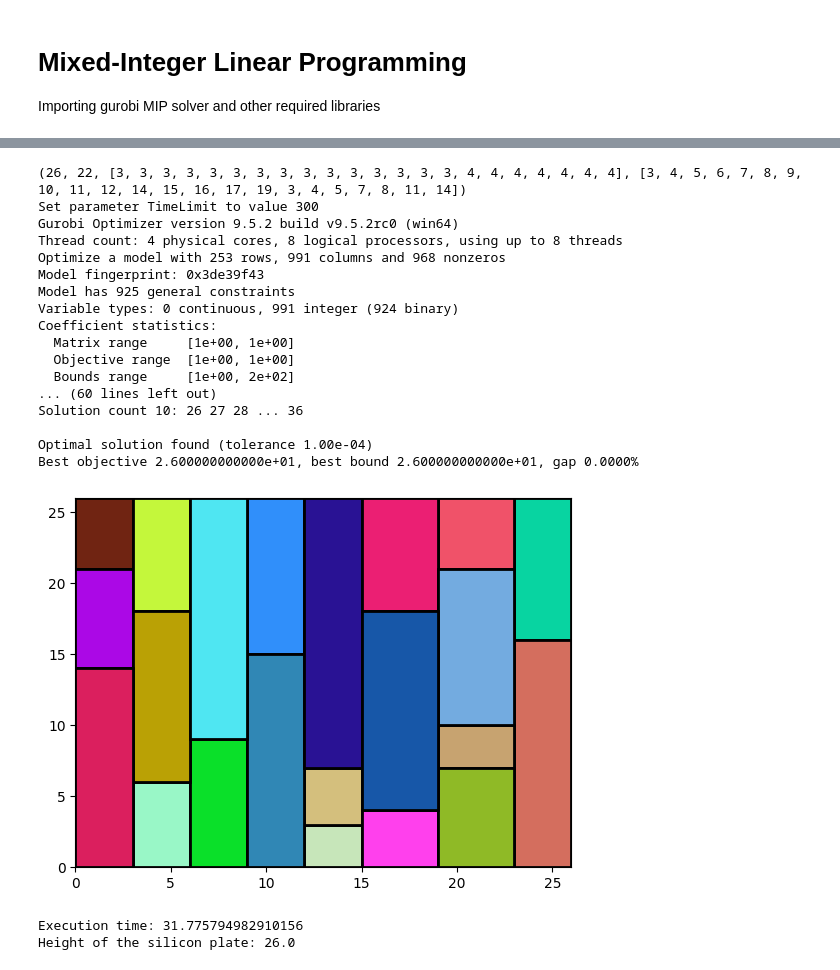
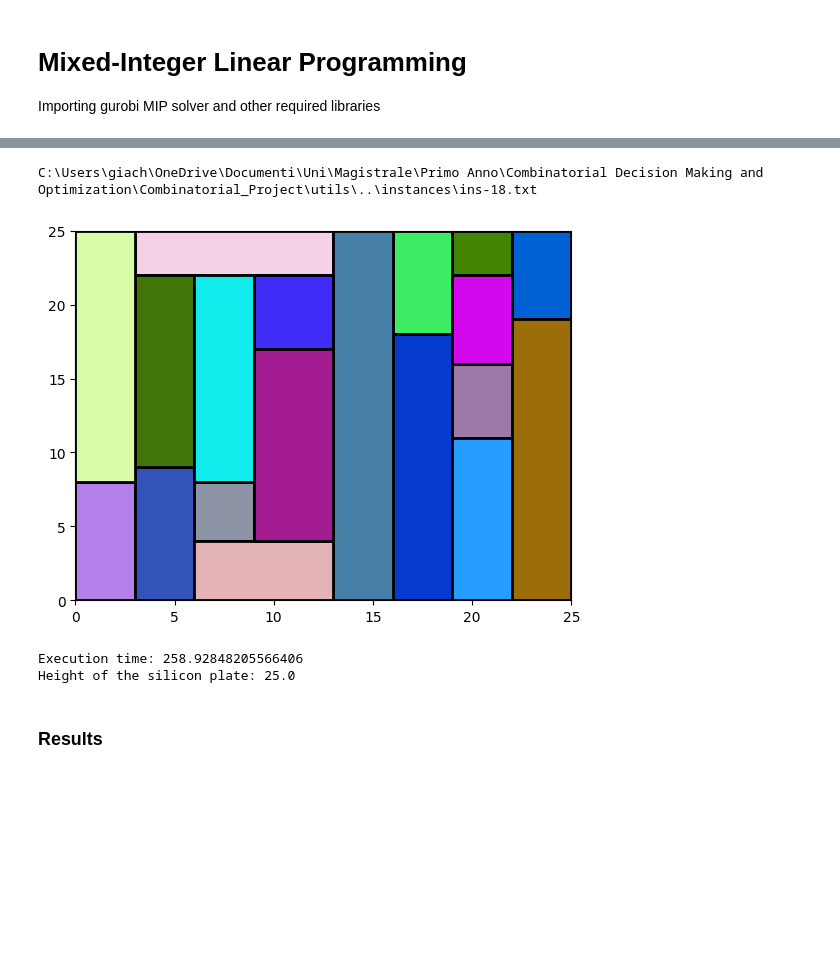
Before and after one commit to rrMat/VLSI-Multi-Paradigm-Solver, a Jupyter notebook: MIP/mip_vlsi.ipynb, the cells around one changed output, grey strips where cells are left out. Drawn from its saved outputs; the diff is of its cells as text; code cells hidden in the pictures; blank space fills up the shorter version.

Commit message:
Added rotation and parameter tuning

```diff
--- a/MIP/mip_vlsi.ipynb
+++ b/MIP/mip_vlsi.ipynb
@@ -140 +202,38 @@ def execute(instance, exec_name, save_sol=True, display_image=True, save_image=T
+# %%
+def execute(instance, exec_name, tuned_parameters_path=None, rotated=False, save_sol=True, display_image=True, save_image=True, save_stats=True, verbose=0):
+    path = os.path.abspath('')
+
+    w, n, widths, heights = load_data(instance)
+
+    model, coordinates_x, coordinates_y, max_height, height_lb = models[exec_name](w, n, widths, heights, verbose=verbose)
+
+    if tuned_parameters_path is not None:
+        model.read(tuned_parameters_path)
+
+    model.optimize()
+
+    runtime, c_x, c_y, h = model.getAttr('runtime'), [v.X for v in coordinates_x], [v.X for v in coordinates_y], max_height.X
+
+    if rotated:
+        rotated = [bool(model.getVarByName(f'{i}_rotated').X) for i in range(n)]
+        if display_image:
+            plot_device_rotation(c_x, c_y, widths, heights, w, h, rotated)
+        if save_image:
+            plot_device_rotation(c_x, c_y, widths, heights, w, h, rotated, path + f'/img/{exec_name}/{instance}.png')
+    else:
+        if display_image:
+            plot_device(c_x, c_y, widths, heights, w, h)
+        if save_image:
+            plot_device(c_x, c_y, widths, heights, w, h, path + f'/img/{exec_name}/{instance}.png')
+
+
+    if save_sol:
+        write_sol(path + f'/out/{exec_name}/{instance}.txt', w, h, n, widths, heights, c_x, c_y)
+
+
+    if save_stats:
+        write_stat_line(os.path.abspath('') + f'/stats/{exec_name}.csv', i, h, height_lb, runtime)
+
+
+    return runtime, h, height_lb
 # %%
@@ -157,26 +248,11 @@ for i in range(1, 12):
 # %%
-print(load_data(19))
-r, h = execute(19, "test", save_sol=False, save_image=False, verbose=1)
-
+%matplotlib inline
+exec_name= 'standard_rotation'
+i = 18
+r, h, h_lib = execute(i, exec_name, rotated=True, save_sol=False, save_image=False, save_stats=False)
 print(f'Execution time: {r}\nHeight of the silicon plate: {h}')
 # %% [output]
-(26, 22, [3, 3, 3, 3, 3, 3, 3, 3, 3, 3, 3, 3, 3, 3, 3, 4, 4, 4, 4, 4, 4, 4], [3, 4, 5, 6, 7, 8, 9, 10, 11, 12, 14, 15, 16, 17, 19, 3, 4, 5, 7, 8, 11, 14])
-Set parameter TimeLimit to value 300
-Gurobi Optimizer version 9.5.2 build v9.5.2rc0 (win64)
-Thread count: 4 physical cores, 8 logical processors, using up to 8 threads
-Optimize a model with 253 rows, 991 columns and 968 nonzeros
-Model fingerprint: 0x3de39f43
-Model has 925 general constraints
-Variable types: 0 continuous, 991 integer (924 binary)
-Coefficient statistics:
-  Matrix range     [1e+00, 1e+00]
-  Objective range  [1e+00, 1e+00]
-  Bounds range     [1e+00, 2e+02]
-... (60 lines left out)
-Solution count 10: 26 27 28 ... 36
-
-Optimal solution found (tolerance 1.00e-04)
-Best objective 2.600000000000e+01, best bound 2.600000000000e+01, gap 0.0000%
+C:\Users\giach\OneDrive\Documenti\Uni\Magistrale\Primo Anno\Combinatorial Decision Making and Optimization\Combinatorial_Project\utils\..\instances\ins-18.txt
-[figure, old version]
+[figure, new version]
-Execution time: 31.775794982910156
-Height of the silicon plate: 26.0
+Execution time: 258.92848205566406
+Height of the silicon plate: 25.0
@@ -184,0 +259,2 @@ Height of the silicon plate: 26.0
+# %% [markdown]
+### Results
```
Also changed, not shown: parts of 17 cells of this notebook, 1 other file.
